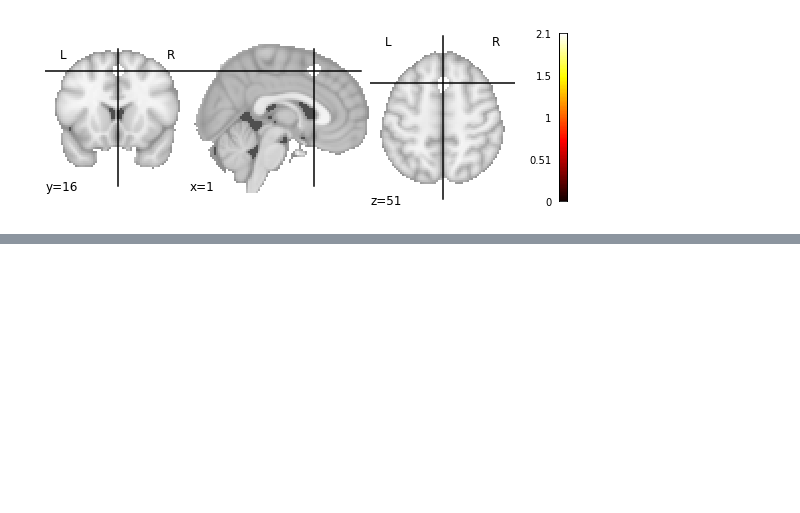
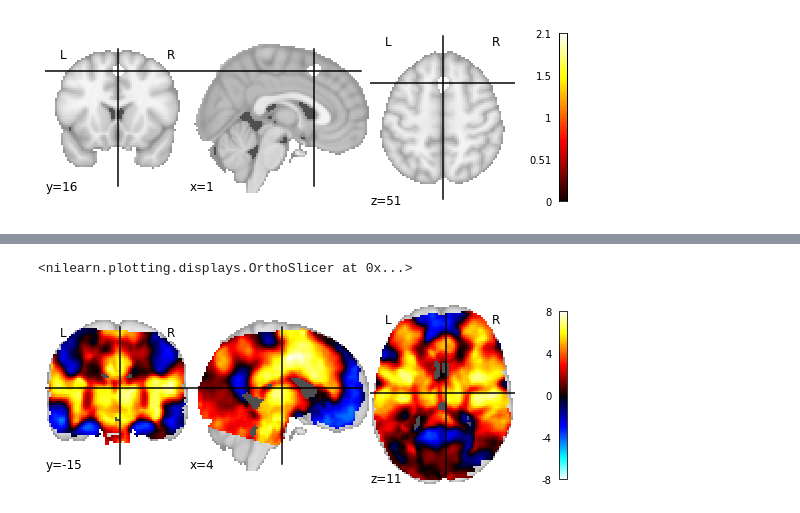
Before and after one commit to neurostuff/ohbm2021-nimare-tutorial, a Jupyter notebook: tutorial.ipynb, the cells around one changed output, grey strips where cells are left out. Drawn from its saved outputs; the diff is of its cells as text; code cells hidden in the pictures; blank space fills up the shorter version.

```diff
--- a/tutorial.ipynb
+++ b/tutorial.ipynb
@@ -203,0 +240,8 @@ plotting.plot_stat_map(mc_results.get_map("z_level-cluster_corr-FWE_method-monte
+# %%
+ols_meta = nimare.meta.ibma.PermutedOLS()
+ols_results = ols_meta.fit(pain_dset)
+# %%
+plotting.plot_stat_map(ols_results.get_map("z"))
+# %% [output]
+<nilearn.plotting.displays.OrthoSlicer at 0x...>
+[figure, added]
```
Also changed, not shown: parts of 5 cells of this notebook, 1 other file.
